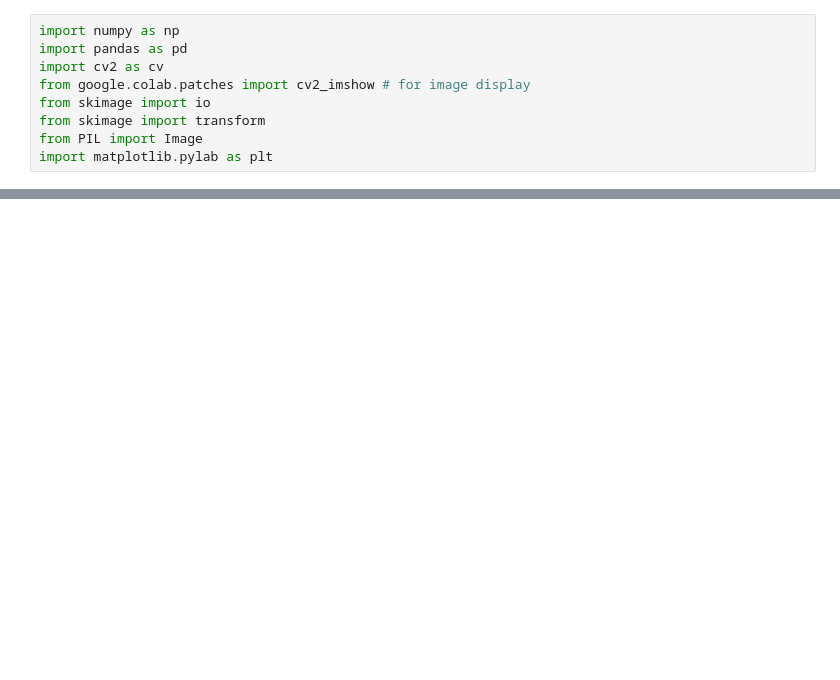
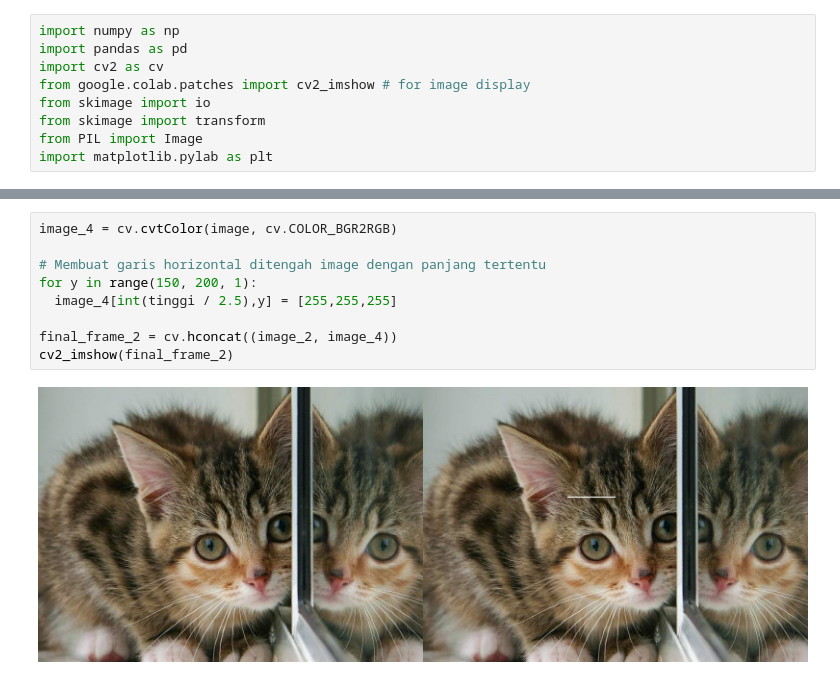
Before and after one commit to AqilulMuttaqin/PCVK_Genap_2023, a Jupyter notebook: Week1.ipynb, the cells around one changed output, grey strips where cells are left out. Saved outputs shown, nothing was run; the diff lists cells and outputs as text; blank space fills up the shorter version.

```diff
--- a/Week1.ipynb
+++ b/Week1.ipynb
@@ -76,0 +77,11 @@ cv2_imshow(final_frame)
+# %%
+image_4 = cv.cvtColor(image, cv.COLOR_BGR2RGB)
+
+# Membuat garis horizontal ditengah image dengan panjang tertentu
+for y in range(150, 200, 1):
+  image_4[int(tinggi / 2.5),y] = [255,255,255]
+
+final_frame_2 = cv.hconcat((image_2, image_4))
+cv2_imshow(final_frame_2)
+# %% [output]
+[figure, added]
```
Also changed, not shown: parts of 6 cells of this notebook.
